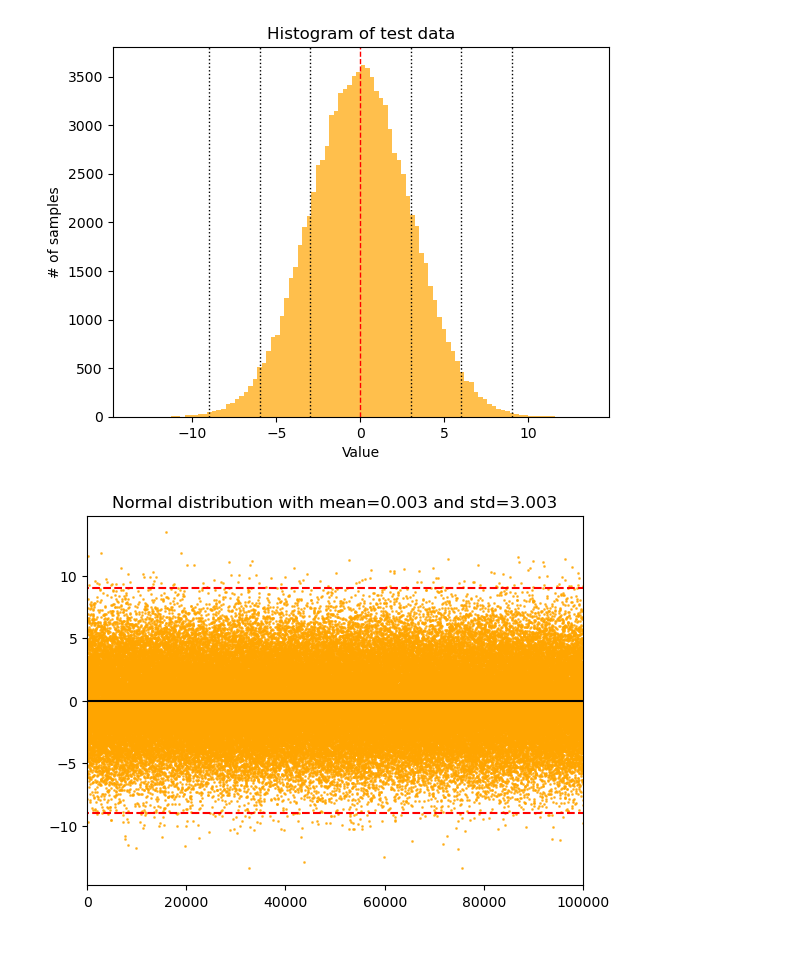
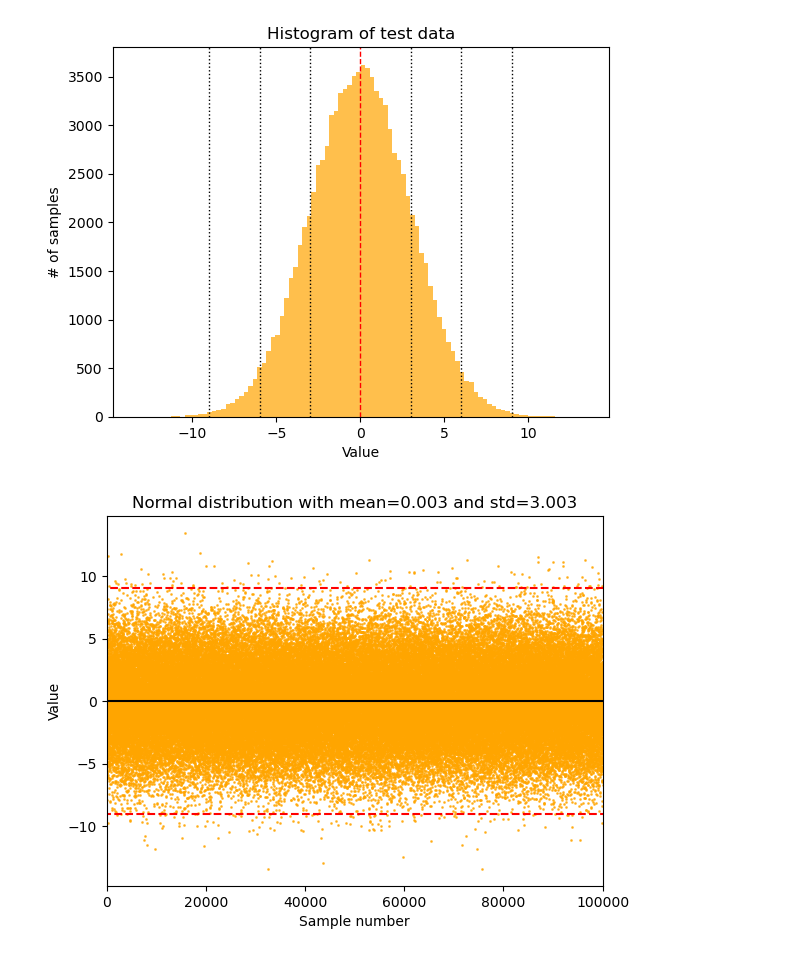
Before and after one commit to hyp0515/exp_phy_ii, a Jupyter notebook: mar25/practice_1_1.ipynb, the cells around one changed output. Drawn from its saved outputs; the diff is of its cells as text; code cells hidden in the pictures.

Commit message:
Update Mar25 figures

```diff
--- a/mar25/practice_1_1.ipynb
+++ b/mar25/practice_1_1.ipynb
@@ -37,10 +38,13 @@ plt.show()
 # %%
 plt.scatter(sample_number, test_data, s=1, c='orange', alpha=0.7)
 plt.plot(plt.xlim(), [np.mean(test_data), np.mean(test_data)], 'k-')
 plt.plot(plt.xlim(), [np.mean(test_data) + 3 * np.std(test_data), np.mean(test_data) + 3 * np.std(test_data)], 'r--')
 plt.plot(plt.xlim(), [np.mean(test_data) - 3 * np.std(test_data), np.mean(test_data) - 3 * np.std(test_data)], 'r--')
 plt.xlim([0, n_elements])
 plt.title(f'Normal distribution with mean={np.mean(test_data):.3f} and std={np.std(test_data):.3f}')
+plt.xlabel("Sample number")
+plt.ylabel("Value")
+plt.savefig("./figures/practice_1_1_scatter.pdf", transparent=True, bbox_inches='tight')
 plt.show()
 # %% [output]
-[figure, old version]
+[figure, new version]
```
Also changed, not shown: parts of 1 cell of this notebook, 11 other files.
